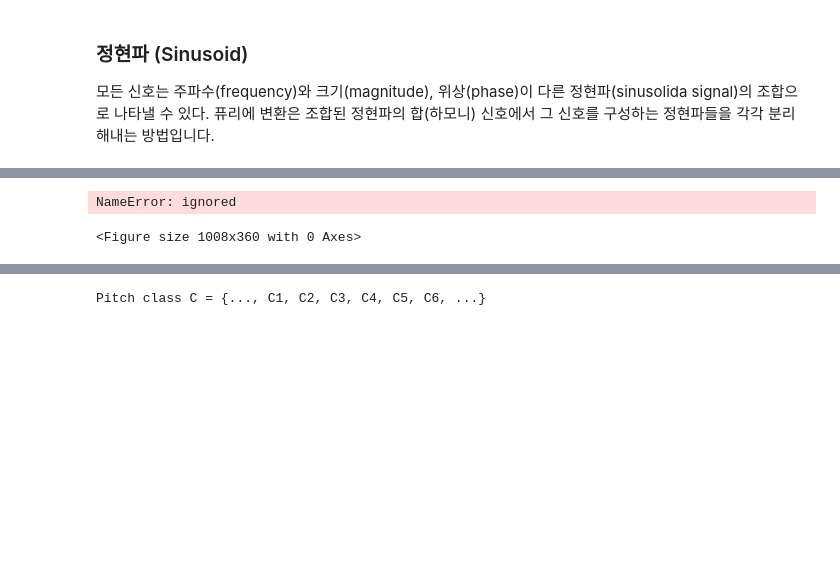
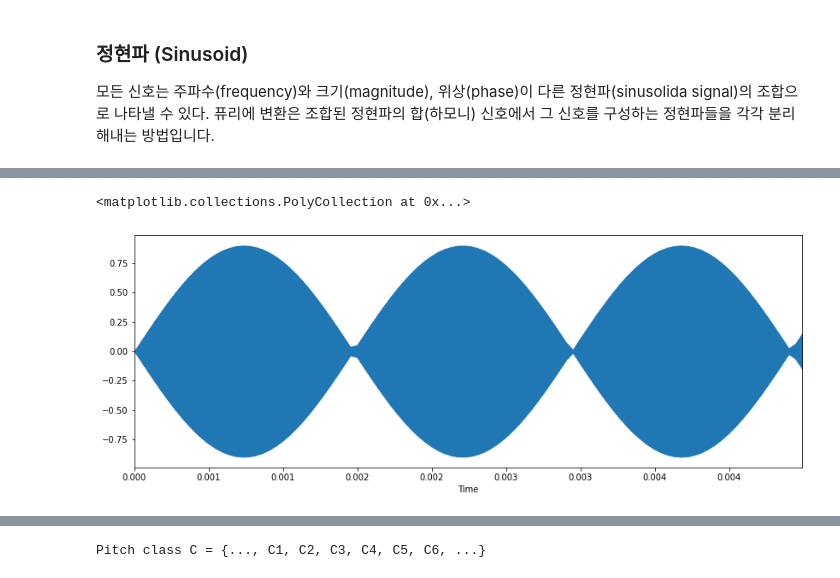
Before and after one commit to YMGYM/ML_paper_study, a Jupyter notebook: TacademyAudio/실습파일_신호처리.ipynb, the cells around one changed output, grey strips where cells are left out. Saved outputs shown, nothing was run; the diff lists cells and outputs as text; code cells hidden in the pictures; blank space fills up the shorter version.

```diff
--- a/TacademyAudio/실습파일_신호처리.ipynb
+++ b/TacademyAudio/실습파일_신호처리.ipynb
@@ -228,6 +226,8 @@ def Sinusoid(A,f,phi,fs,t):
     t = np.arange(0,t,1.0/fs)
     x = A * np.cos(2*np.pi*f*t+phi)
     return x
+# %%
+sin1 = Sinusoid(A,340,phi,fs,t)
 # %%
 sin2 = Sinusoid(A,f,phi,fs,t)
 # %%
@@ -239,6 +243,6 @@ librosa.display.waveplot(complexwave[:1000], sr=fs)
 # %%
 fig = plt.figure(figsize = (14,5))
-librosa.display.waveplot(complex, sr=fs)
+librosa.display.waveplot(sin1[:100], sr=fs)
 # %% [output]
-NameError: ignored
+<matplotlib.collections.PolyCollection at 0x...>
-<Figure size 1008x360 with 0 Axes>
+[figure, added]
```
Also changed, not shown: parts of 33 cells of this notebook, 2 other files.
